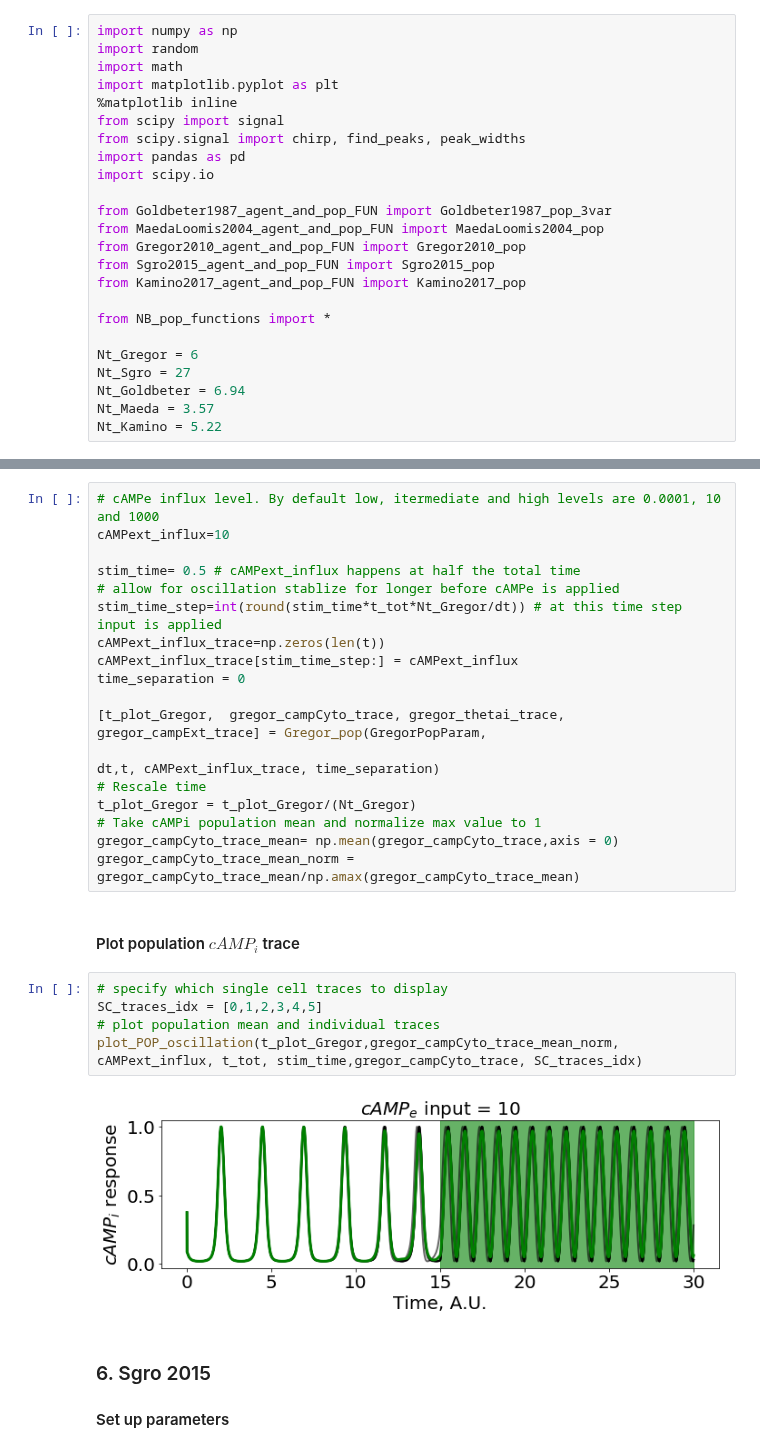
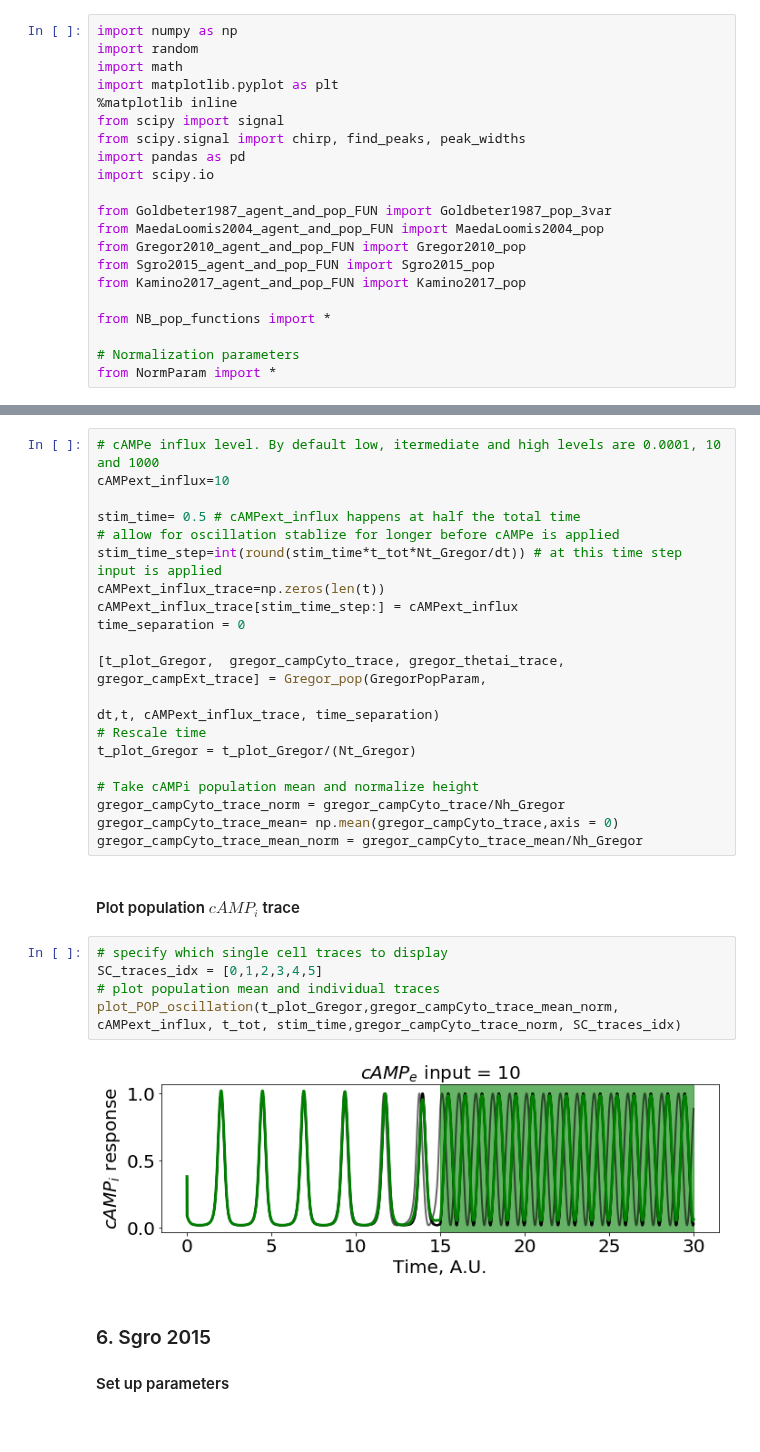
Before and after one commit to sgrolab/dictymodels, a Jupyter notebook: Python agent models/POP_collective_oscillation.ipynb, the cells around one changed output, grey strips where cells are left out. Saved outputs shown, nothing was run; the diff lists cells and outputs as text.

```diff
--- a/Python agent models/POP_collective_oscillation.ipynb
+++ b/Python agent models/POP_collective_oscillation.ipynb
@@ -30,11 +30,8 @@ from Kamino2017_agent_and_pop_FUN import Kamino2017_pop
 
 from NB_pop_functions import *
 
-Nt_Gregor = 6
-Nt_Sgro = 27
-Nt_Goldbeter = 6.94
-Nt_Maeda = 3.57
-Nt_Kamino = 5.22
+# Normalization parameters
+from NormParam import *
 # %% [markdown]
 ### 2. Experimental data
 #### import and plot experimental data
@@ -197,18 +194,20 @@ time_separation = 0
                                                                                                 dt,t, cAMPext_influx_trace, time_separation)
 # Rescale time
 t_plot_Gregor = t_plot_Gregor/(Nt_Gregor)
-# Take cAMPi population mean and normalize max value to 1
+
+# Take cAMPi population mean and normalize height
+gregor_campCyto_trace_norm = gregor_campCyto_trace/Nh_Gregor
 gregor_campCyto_trace_mean= np.mean(gregor_campCyto_trace,axis = 0)
-gregor_campCyto_trace_mean_norm = gregor_campCyto_trace_mean/np.amax(gregor_campCyto_trace_mean)
+gregor_campCyto_trace_mean_norm = gregor_campCyto_trace_mean/Nh_Gregor
 # %% [markdown]
 #### Plot population $cAMP_i$  trace
 # %%
 # specify which single cell traces to display
 SC_traces_idx = [0,1,2,3,4,5]
 # plot population mean and individual traces
-plot_POP_oscillation(t_plot_Gregor,gregor_campCyto_trace_mean_norm, cAMPext_influx, t_tot, stim_time,gregor_campCyto_trace, SC_traces_idx)
+plot_POP_oscillation(t_plot_Gregor,gregor_campCyto_trace_mean_norm, cAMPext_influx, t_tot, stim_time,gregor_campCyto_trace_norm, SC_traces_idx)
 # %% [output]
-[figure, old version]
+[figure, new version]
 # %% [markdown]
 ### 6. Sgro 2015
 #### Set up parameters
```
Also changed, not shown: parts of 10 cells of this notebook, 38 other files.
